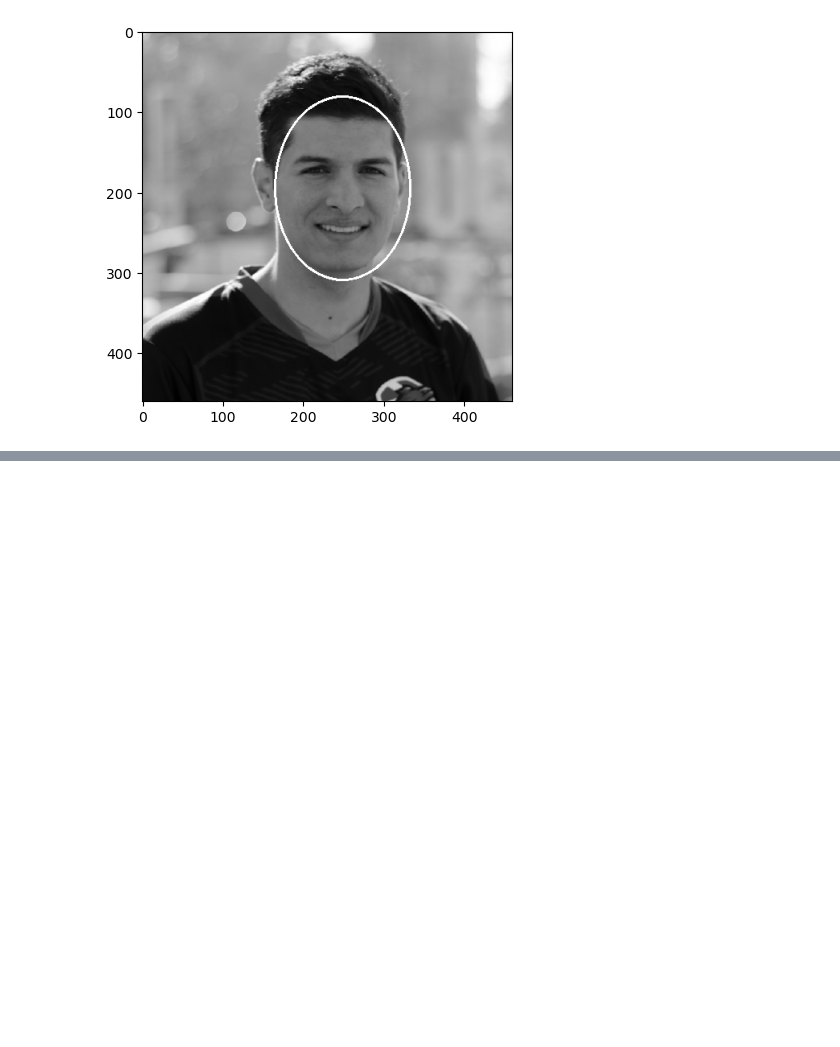
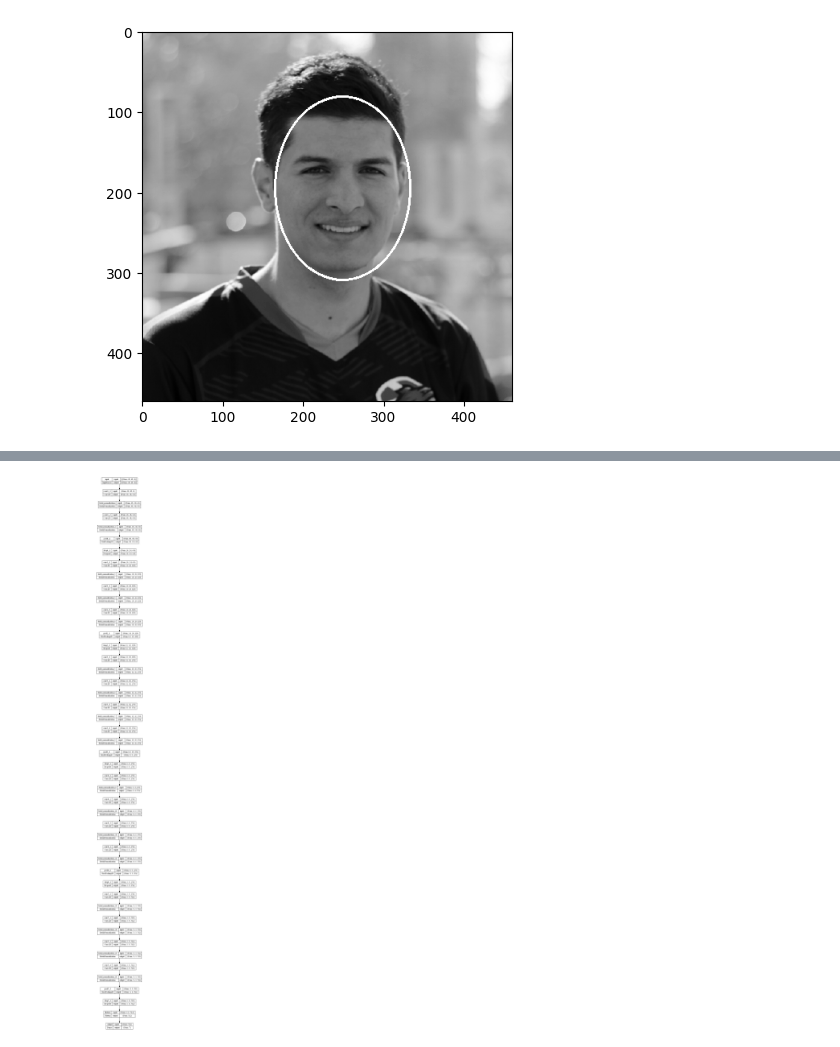
Before and after one commit to Raove/Final_Project, a Jupyter notebook: final_project.ipynb, the cells around one changed output, grey strips where cells are left out. Cells and saved outputs as stored; diff of their text form; code cells hidden in the pictures; blank space fills up the shorter version.

```diff
--- a/final_project.ipynb
+++ b/final_project.ipynb
@@ -142,0 +792,5 @@ Found 1 Faces!
+# %%
+ogmodel = FER_ModelReg()
+ogmodel.compile(loss='categorical_crossentropy',optimizer=Adam(learning_rate=0.0001), metrics=['accuracy'])
+ogmodel.load_weights('86ta68va.h5')
+ogmodel.summary()
@@ -142,0 +815,5 @@ Found 1 Faces!
+# %%
+tf.keras.utils.plot_model(ogmodel, to_file='fernet.png', show_shapes=True, show_layer_names=True)
+#pip install pydot and conda install graphviz
+# %% [output]
+[figure, added]
```
Also changed, not shown: parts of 44 cells of this notebook, 3 other files.
